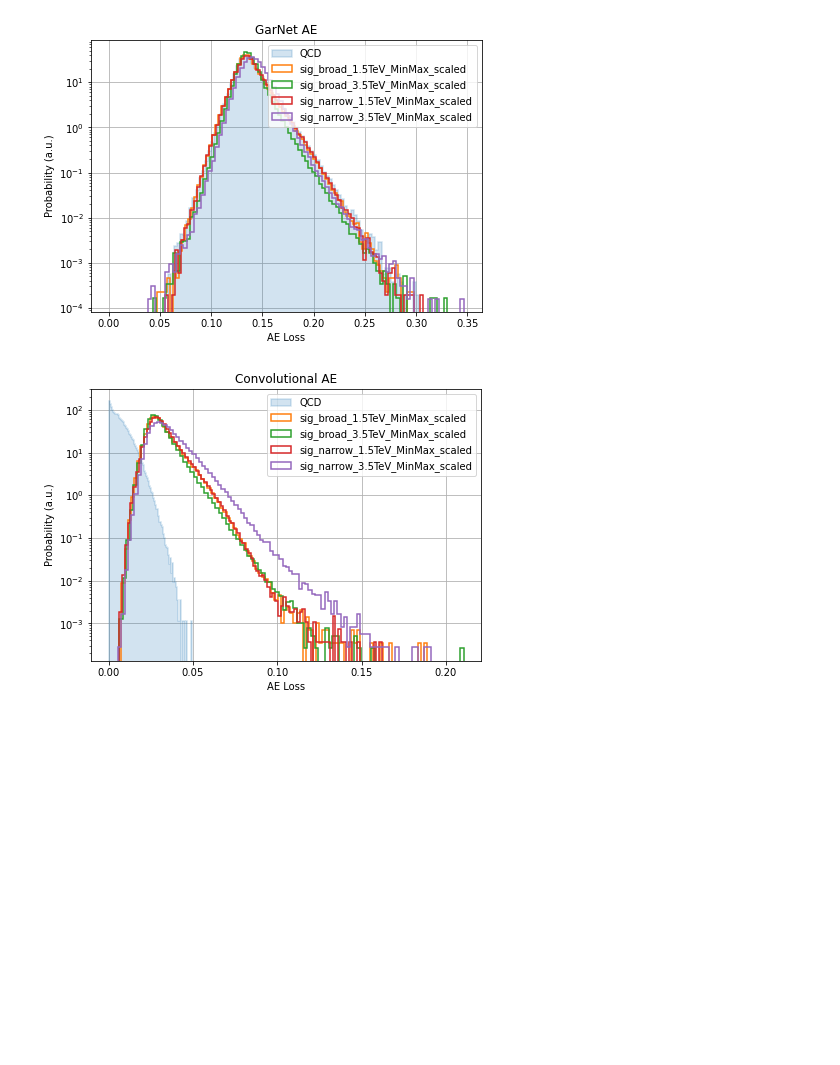
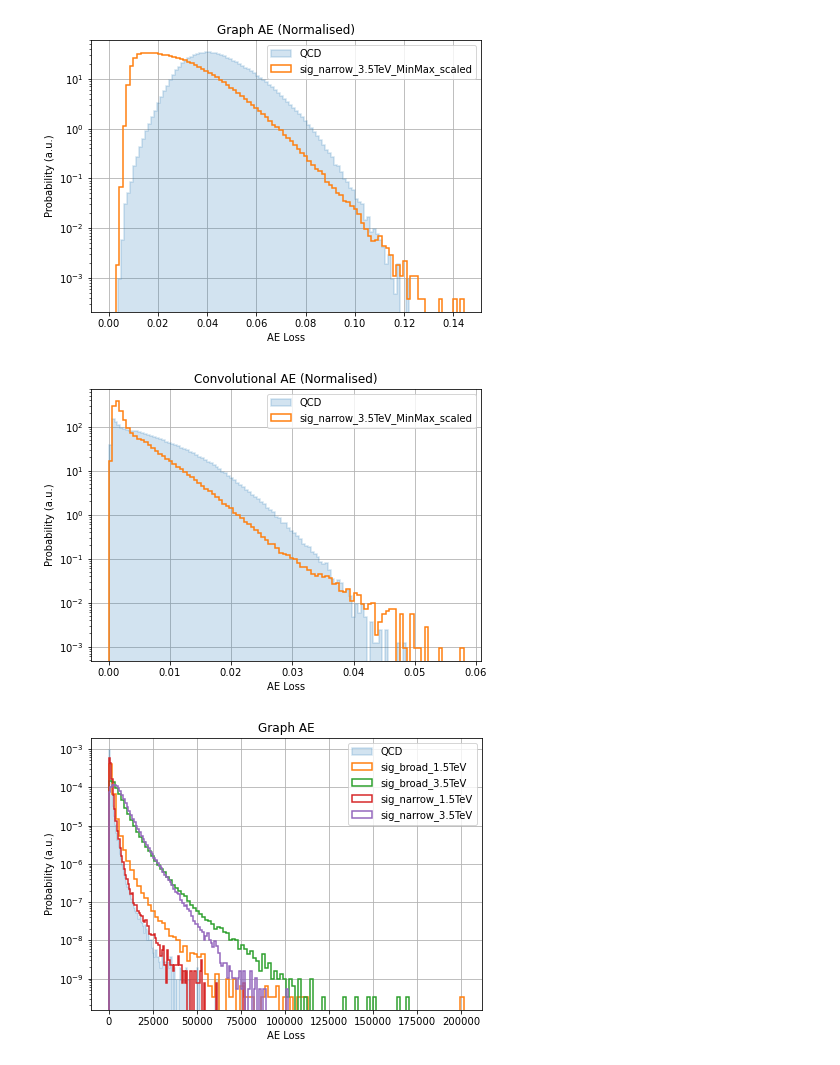
Before and after one commit to muHashh/CERN-Anomaly-Detection, a Jupyter notebook: src/plots/plot_results.ipynb, the cells around one changed output. Drawn from its saved outputs; the diff is of its cells as text; code cells hidden in the pictures; blank space fills up the shorter version.

Commit message:
Add report and misc. modifications to training and the models

```diff
--- a/src/plots/plot_results.ipynb
+++ b/src/plots/plot_results.ipynb
@@ -12,11 +12,11 @@ import glob
 plt.rcParams["figure.figsize"] = (7,5)
 # %%
 models = (
-    ("GarNet AE", h5py.File("../output/garnet_mse/output.h5", 'r')),
-    ("Convolutional AE", h5py.File("../output/cnn/output.h5", 'r')),
+    ("Graph AE (Normalised)", h5py.File("../output/garnet_new_arch/output.h5", 'r'), glob.glob("../signals/sig_narrow_3.5TeV_MinMax_scaled.h5")),
+    ("Convolutional AE (Normalised)", h5py.File("../output/cnn/output.h5", 'r'), glob.glob("../signals/sig_narrow_3.5TeV_MinMax_scaled.h5")),
+    ("Graph AE", h5py.File("../output/garnet_old_new_arch/output.h5", 'r'), glob.glob("../signals_old/*")),
+    ("Convolutional AE", h5py.File("../output/cnn_old/output.h5", 'r'), glob.glob("../signals_old/sig_narrow_3.5TeV.h5")),
 )
-
-signals_loc = glob.glob("../signals/*")
 # %%
 def plot_training_history(model_output, title):
     loss = model_output['loss'][:]
@@ -52,11 +54,11 @@ def plot_features(model_output, title, signals_loc):
         predicted_data = model_output["predicted_"+Path(f).stem][()]
 
         for i, feature in enumerate(features):
-            plt.hist(np.squeeze(input_data[:,:,i]), 50, label="Input %s"%feature, density=True,
-                histtype='step', fill=False, linewidth=1.5, color=["dodgerblue" for x in range(input_data.shape[1])])
+            plt.hist(np.squeeze(input_data[:,:,i][:,i].flatten()), 50, label="Input %s"%feature, density=True,
+                histtype='step', fill=False, linewidth=1.5, color="dodgerblue")
 
-            plt.hist(np.squeeze(predicted_data[:,:,i]), 50, label="Reconstruced %s"%feature, density=True,
-                histtype='step', fill=False, linewidth=1.5, color=["firebrick" for x in range(input_data.shape[1])])
+            plt.hist(np.squeeze(predicted_data[:,:,i][:,i].flatten()), 50, label="Reconstruced %s"%feature, density=True,
+                histtype='step', fill=False, linewidth=1.5, color="firebrick")
 
             plt.yscale('log', nonposy='clip')
             plt.xlabel(feature, fontsize=15)
@@ -68,5 +70,5 @@ def plot_features(model_output, title, signals_loc):
             plt.show()
 
 for model in models:
-    plot_features(model[1], model[0], signals_loc)
+    plot_features(model[1], model[0], model[2])
 # %% [output]
@@ -95,33 +97,34 @@ def ae_loss(model_output, title, signals_loc):
     for f in ["QCD"]+signals_loc:
 
         if f == "QCD":
             fill, alpha = [True, 0.2]
             inval = model_output[f][()]
             name = f
         else:
             fill, alpha = [False, 1]
             inval = h5py.File(f, 'r')["jetConstituentsList"][()]
             name = Path(f).stem
 
         outval = model_output["predicted_"+name][()]
 
         lossQCD = loss(np.reshape(inval, [-1, 16*3*1]), np.reshape(outval, [-1, 16*3*1]))
         maxScore = np.max(lossQCD)
 
         # plot AE Loss
         plt.hist(lossQCD, bins=100, label=name, density=True, range=(0, maxScore),
                  histtype='step', fill=fill, alpha=alpha, linewidth=1.5)
 
     plt.semilogy()
     plt.title(title)
     plt.xlabel("AE Loss")
     plt.ylabel("Probability (a.u.)")
     plt.grid(True)
     plt.legend(loc="upper right")
     plt.show()
 
 for model in models:
-    ae_loss(model[1], model[0], signals_loc)
+    ae_loss(model[1], model[0], model[2])
 # %% [output]
-[figure, old version]
+[figure, new version]
-[figure, old version]
+[figure, new version]
+[figure, added]
```
Also changed, not shown: parts of 5 cells of this notebook, 25 other files.
